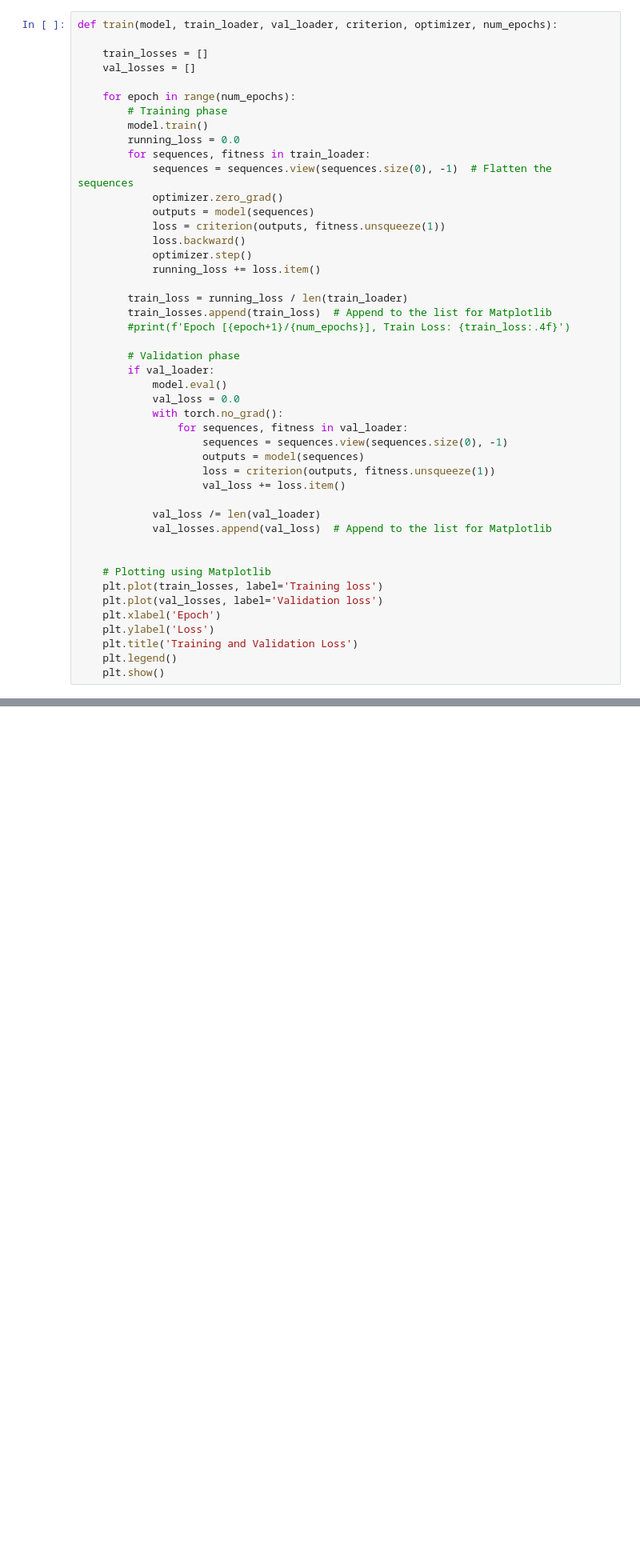
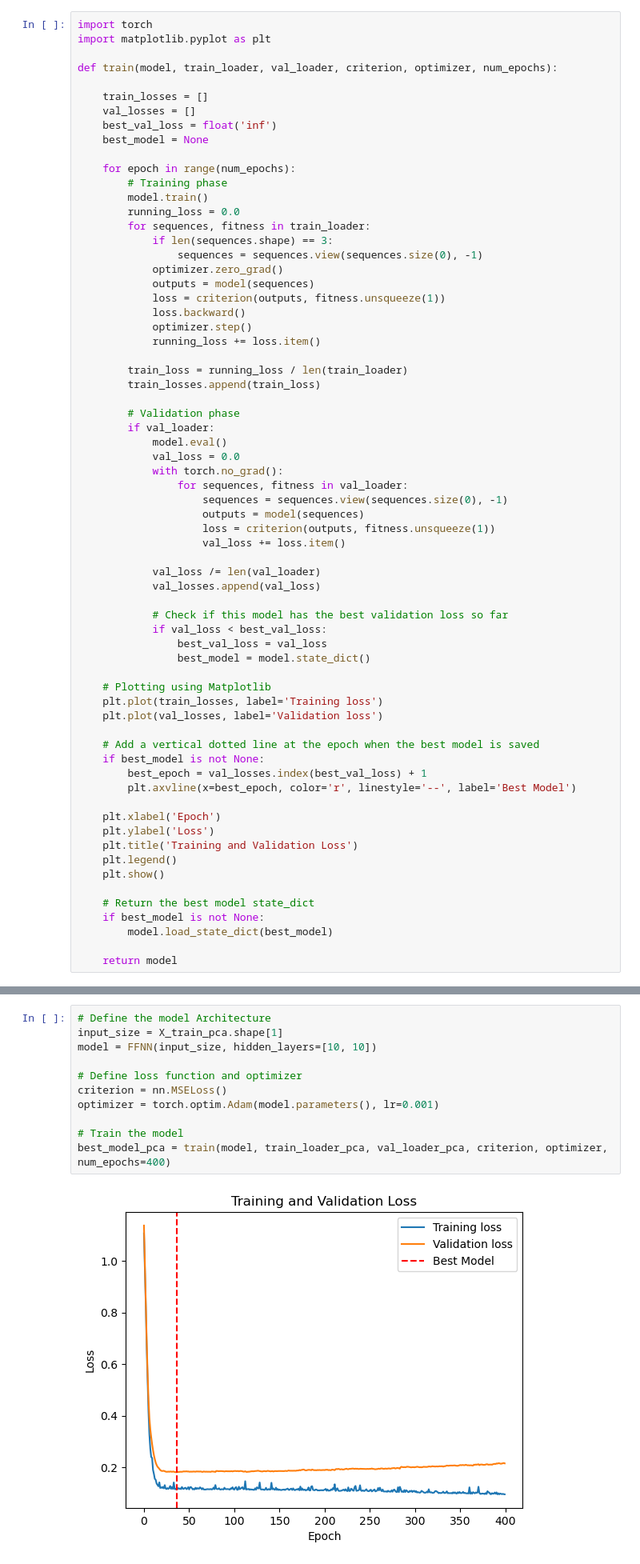
Before and after one commit to jonfunk21/ML4Proteins, a Jupyter notebook: 01_FFNN/01_FFNN.ipynb, the cells around one changed output, grey strips where cells are left out. Shown: that part at 80% size. Cells and saved outputs as stored; diff of their text form; blank space fills up the shorter version.

```diff
--- a/01_FFNN/01_FFNN.ipynb
+++ b/01_FFNN/01_FFNN.ipynb
@@ -215,15 +274,21 @@ class FFNN(nn.Module):
 # %%
+import torch
+import matplotlib.pyplot as plt
+
 def train(model, train_loader, val_loader, criterion, optimizer, num_epochs):
 
     train_losses = []
     val_losses = []
+    best_val_loss = float('inf')
+    best_model = None
 
     for epoch in range(num_epochs):
         # Training phase
         model.train()
         running_loss = 0.0
         for sequences, fitness in train_loader:
-            sequences = sequences.view(sequences.size(0), -1)  # Flatten the sequences
+            if len(sequences.shape) == 3:
+                sequences = sequences.view(sequences.size(0), -1)
             optimizer.zero_grad()
             outputs = model(sequences)
             loss = criterion(outputs, fitness.unsqueeze(1))
@@ -232,8 +297,7 @@ def train(model, train_loader, val_loader, criterion, optimizer, num_epochs):
             running_loss += loss.item()
 
         train_loss = running_loss / len(train_loader)
-        train_losses.append(train_loss)  # Append to the list for Matplotlib
-        #print(f'Epoch [{epoch+1}/{num_epochs}], Train Loss: {train_loss:.4f}')
+        train_losses.append(train_loss)
 
         # Validation phase
         if val_loader:
@@ -247,14 +311,30 @@ def train(model, train_loader, val_loader, criterion, optimizer, num_epochs):
                     val_loss += loss.item()
 
             val_loss /= len(val_loader)
-            val_losses.append(val_loss)  # Append to the list for Matplotlib
+            val_losses.append(val_loss)
 
+            # Check if this model has the best validation loss so far
+            if val_loss < best_val_loss:
+                best_val_loss = val_loss
+                best_model = model.state_dict()
 
     # Plotting using Matplotlib
     plt.plot(train_losses, label='Training loss')
     plt.plot(val_losses, label='Validation loss')
+
+    # Add a vertical dotted line at the epoch when the best model is saved
+    if best_model is not None:
+        best_epoch = val_losses.index(best_val_loss) + 1
+        plt.axvline(x=best_epoch, color='r', linestyle='--', label='Best Model')
+
     plt.xlabel('Epoch')
     plt.ylabel('Loss')
     plt.title('Training and Validation Loss')
     plt.legend()
     plt.show()
+
+    # Return the best model state_dict
+    if best_model is not None:
+        model.load_state_dict(best_model)
+
+    return model
@@ -273,0 +469,13 @@ train(model, train_loader, val_loader, criterion, optimizer, num_epochs=400)
+# %%
+# Define the model Architecture
+input_size = X_train_pca.shape[1]
+model = FFNN(input_size, hidden_layers=[10, 10])
+
+# Define loss function and optimizer
+criterion = nn.MSELoss()
+optimizer = torch.optim.Adam(model.parameters(), lr=0.001)
+
+# Train the model
+best_model_pca = train(model, train_loader_pca, val_loader_pca, criterion, optimizer, num_epochs=400)
+# %% [output]
+[figure, added]
```
Also changed, not shown: parts of 12 cells of this notebook.
